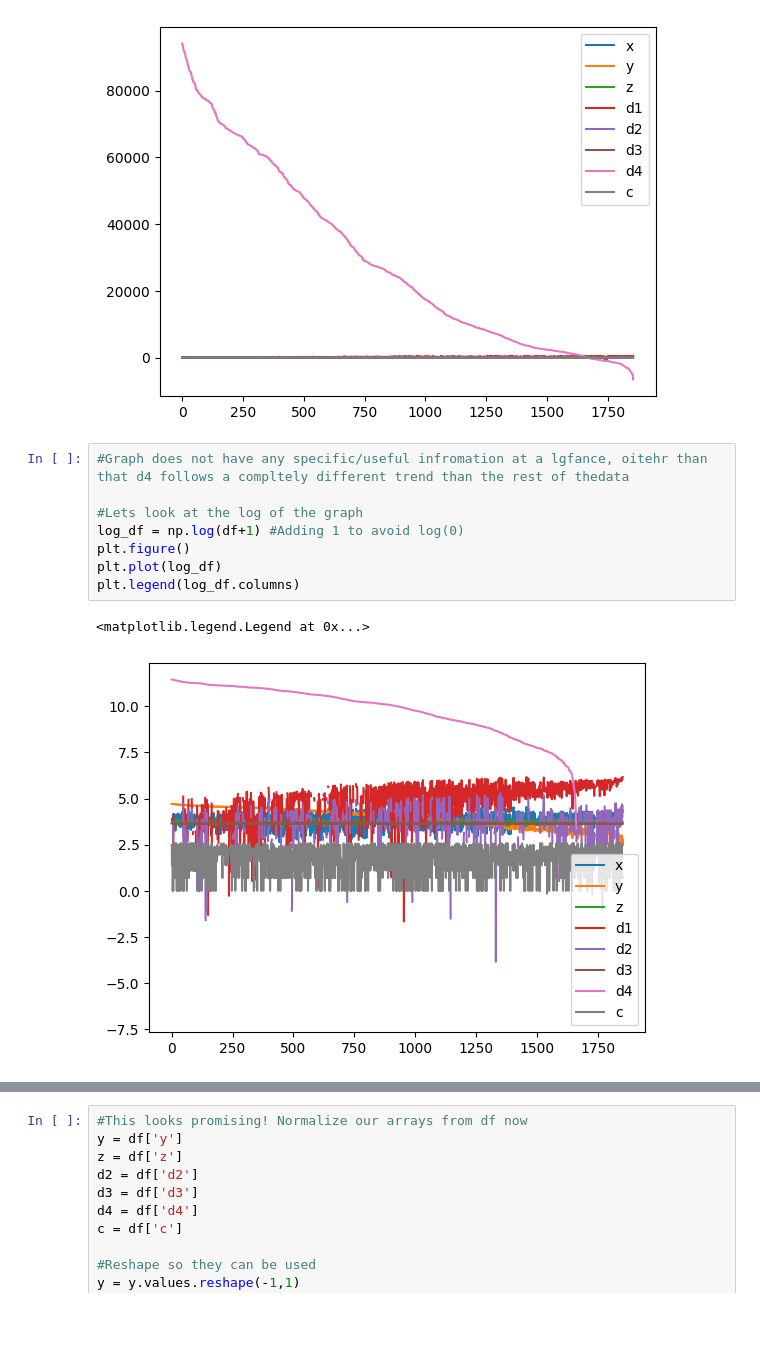
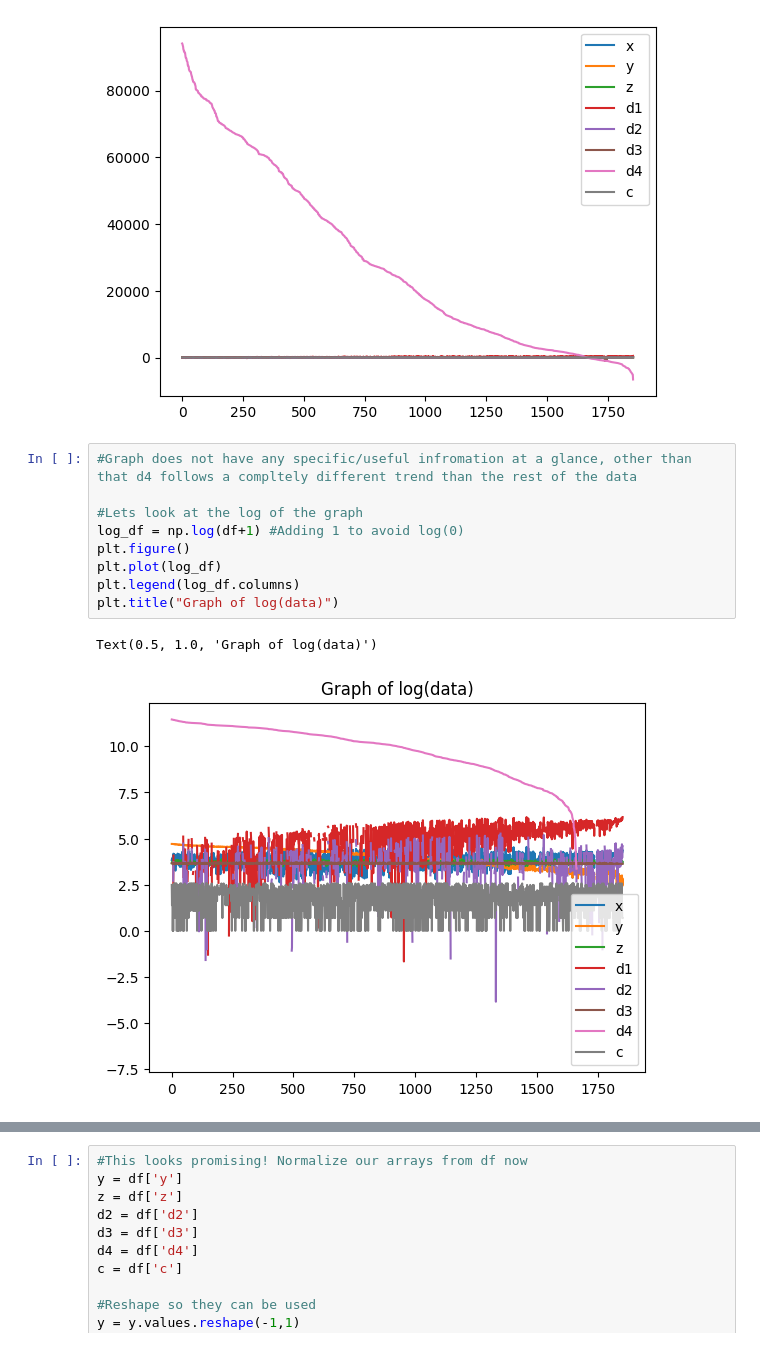
Before and after one commit to MikeyMorg/Assignment4_CS577, a Jupyter notebook: src/assignment4-2.ipynb, the cells around one changed output, grey strips where cells are left out. Saved outputs shown, nothing was run; the diff lists cells and outputs as text; blank space fills up the shorter version.

```diff
--- a/src/assignment4-2.ipynb
+++ b/src/assignment4-2.ipynb
@@ -91,14 +91,15 @@ plt.legend(df.columns)
 <matplotlib.legend.Legend at 0x...>
 [figure]
 # %%
-#Graph does not have any specific/useful infromation at a lgfance, oitehr than that d4 follows a compltely different trend than the rest of thedata
+#Graph does not have any specific/useful infromation at a glance, other than that d4 follows a compltely different trend than the rest of the data
 
 #Lets look at the log of the graph
 log_df = np.log(df+1) #Adding 1 to avoid log(0)
 plt.figure()
 plt.plot(log_df)
 plt.legend(log_df.columns)
+plt.title("Graph of log(data)")
 # %% [output]
-<matplotlib.legend.Legend at 0x...>
+Text(0.5, 1.0, 'Graph of log(data)')
-[figure, old version]
+[figure, new version]
 # %%
```
Also changed, not shown: parts of 12 cells of this notebook.
